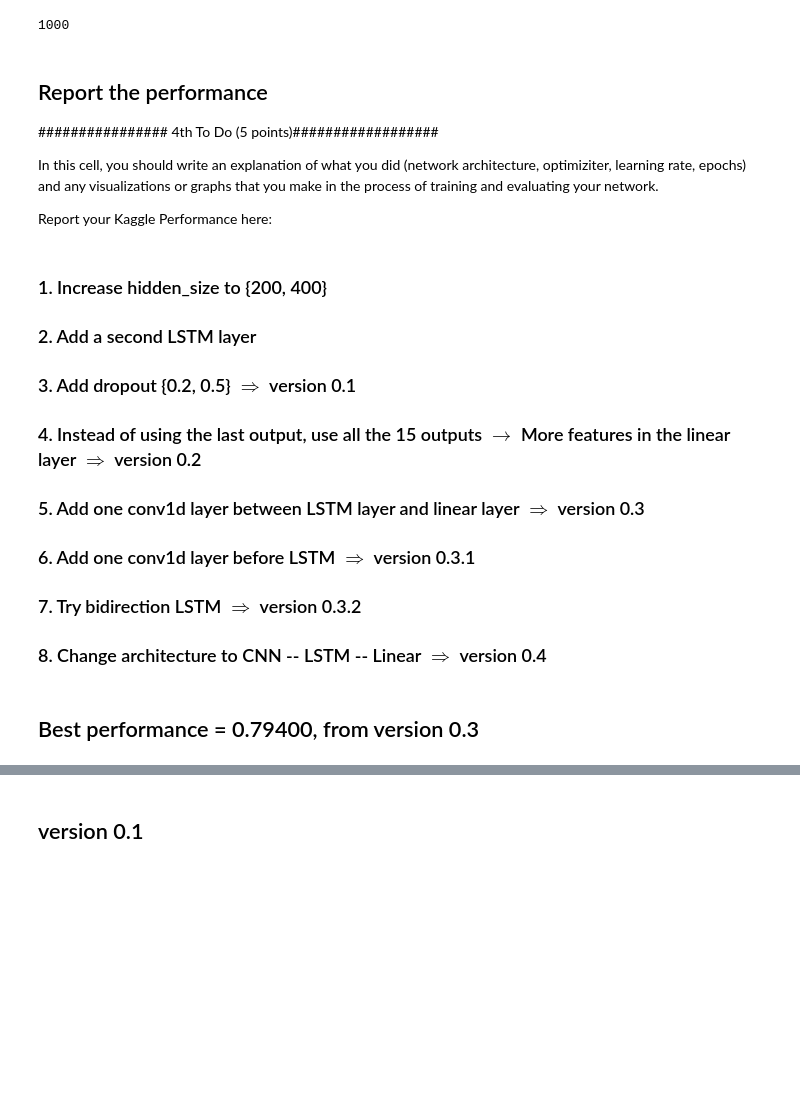
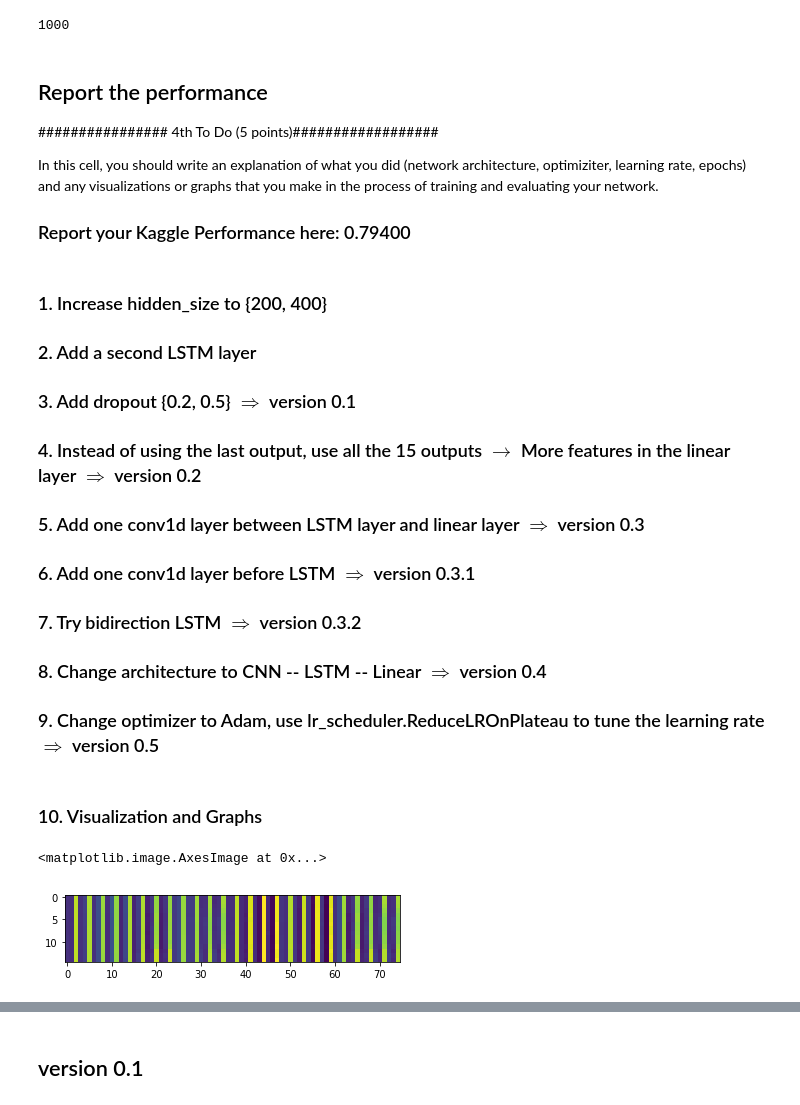
Before and after one commit to caitaozhan/CSE512-homework, a Jupyter notebook: hw7/RNN_ActionClassify.ipynb, the cells around one changed output, grey strips where cells are left out. Cells and saved outputs as stored; diff of their text form; code cells hidden in the pictures; blank space fills up the shorter version.

```diff
--- a/hw7/RNN_ActionClassify.ipynb
+++ b/hw7/RNN_ActionClassify.ipynb
@@ -442,7 +426,7 @@ print(count)
 
 In this cell, you should write an explanation of what you did (network architecture, optimiziter, learning rate, epochs) and any visualizations or graphs that you make in the process of training and evaluating your network.
 
-Report your Kaggle Performance here:
+### Report your Kaggle Performance here: 0.79400
 # %% [markdown]
 ### 1. Increase hidden_size to {200, 400}
 ### 2. Add a second LSTM layer
@@ -452,5 +436,12 @@ Report your Kaggle Performance here:
 ### 6. Add one conv1d layer before LSTM $\Rightarrow$ version 0.3.1
 ### 7. Try bidirection LSTM $\Rightarrow$ version 0.3.2
 ### 8. Change architecture to CNN -- LSTM -- Linear  $\Rightarrow$ version 0.4
+### 9. Change optimizer to Adam, use lr_scheduler.ReduceLROnPlateau to tune the learning rate  $\Rightarrow$ version 0.5
-# %% [markdown]
-## Best performance = 0.79400, from version 0.3
+# %% [markdown]
+### 10. Visualization and Graphs
+# %%
+# Data visualization
+plt.imshow(trSet.data[0,:,:])
+# %% [output]
+<matplotlib.image.AxesImage at 0x...>
+[figure, added]
```
Also changed, not shown: parts of 11 cells of this notebook.
